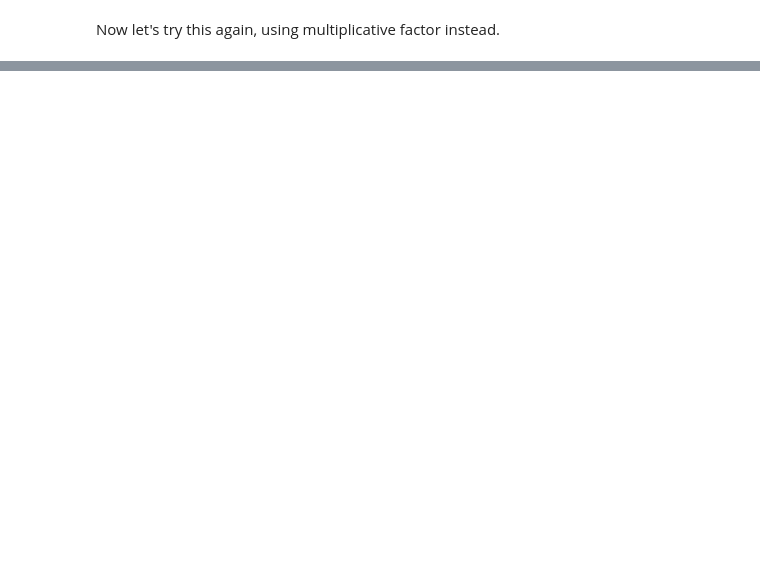
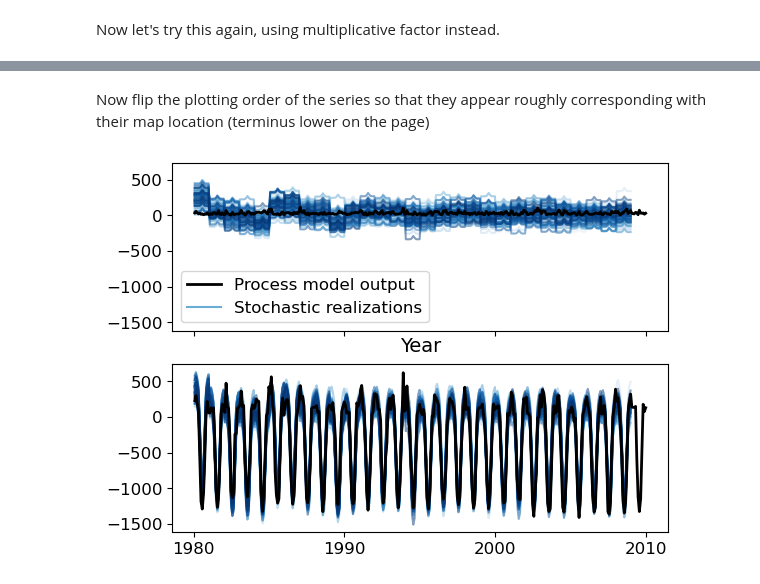
Before and after one commit to ehultee/stoch-SMB, a Jupyter notebook: scaled-local-tseries.ipynb, the cells around one changed output, grey strips where cells are left out. Cells and saved outputs as stored; diff of their text form; code cells hidden in the pictures; blank space fills up the shorter version.

```diff
--- a/scaled-local-tseries.ipynb
+++ b/scaled-local-tseries.ipynb
@@ -220,7 +240,8 @@ sf = shapefile.Reader(catchment_fn)
 
 ## Example SMB field read in for grid
 print('Reading in example SMB field')
-nhm_smb_path = '/Users/lizz/Documents/GitHub/Data_unsynced/SMBMIP/NHM-SMAP_niwano-monthly-ERA-Interim-1980.nc'
+# nhm_smb_path = '/Users/lizz/Documents/GitHub/Data_unsynced/SMBMIP/NHM-SMAP_niwano-monthly-ERA-Interim-1980.nc'
+nhm_smb_path = '/Volumes/Backup Plus/Large data moved 20220331/SMBMIP/NHM-SMAP_niwano-monthly-ERA-Interim-1980.nc'
 fh2 = Dataset(nhm_smb_path, mode='r')
 xlon_nhm = fh2.variables['LON'][:].copy() #x-coord (latlon)
 ylat_nhm = fh2.variables['LAT'][:].copy() #y-coord (latlon)
@@ -305,7 +360,8 @@ for m in ('ANICE-ITM_Berends',):
         vname = 'SMBcorr'
     for y in years:
         ti = time.time()
-        fpath = '/Users/lizz/Documents/GitHub/Data_unsynced/SMBMIP/{}-monthly-ERA-Interim-{}.nc'.format(m, y)
+#         fpath = '/Users/lizz/Documents/GitHub/Data_unsynced/SMBMIP/{}-monthly-ERA-Interim-{}.nc'.format(m, y)
+        fpath = '/Volumes/Backup Plus/Large data moved 20220331/SMBMIP/{}-monthly-ERA-Interim-{}.nc'.format(m, y)
         fh = Dataset(fpath, mode='r')
         smb_m = fh.variables[vname][:].copy()
         fh.close()
@@ -500,0 +670,31 @@ plt.show()
+# %% [markdown]
+Now flip the plotting order of the series so that they appear roughly corresponding with their map location (terminus lower on the page)
+# %%
+fig, (ax1, ax2) = plt.subplots(2, sharex=True, sharey=True)
+for k in range(len(df_mpp2.columns)): ## plot all the realizations
+    ax1.plot(df_mpp3[k],
+           color=noise_colors(k/len(df_mpp3.columns)), alpha=0.5)
+ax1.plot(df['Point 3'], color='k', lw=2.0, label='Process model output') #plot the true local SMB from the process model
+ax1.plot(np.NaN, np.NaN, color=noise_colors(0.5), label='Stochastic realizations')
+ax1.set(xlabel='Year',
+#         ylabel=r'Local SMB [mm w.e. a$^{-1}$]',
+        xticks=(np.datetime64('1980-01-01'), np.datetime64('1990-01-01'),
+                np.datetime64('2000-01-01'), np.datetime64('2010-01-01')),
+        xticklabels=(1980,1990,2000,2010))
+ax1.legend(loc='best')
+
+
+for k in range(len(df_mpp1.columns)): ## plot all the realizations
+    ax2.plot(df_mpp1[k],
+           color=noise_colors(k/len(df_mpp1.columns)), alpha=0.5)
+ax2.plot(df['Point 1'], color='k', lw=2.0) #plot the true local SMB from the process model
+ax2.plot(np.NaN, np.NaN, color=noise_colors(0.5), label='Stochastic realizations')
+ax2.set(#xlabel='Year',
+        xticks=(np.datetime64('1980-01-01'), np.datetime64('1990-01-01'),
+                np.datetime64('2000-01-01'), np.datetime64('2010-01-01')),
+        xticklabels=(1980,1990,2000,2010))
+# ax2.legend(loc='best')
+
+plt.show()
+# %% [output]
+[figure, added]
```
Also changed, not shown: parts of 17 cells of this notebook.
